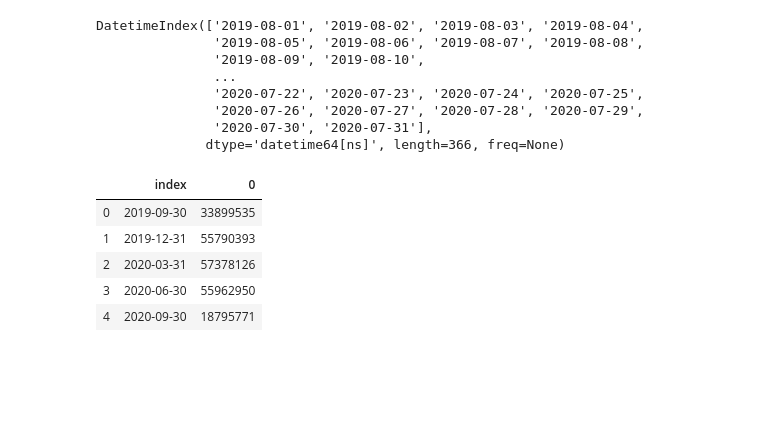
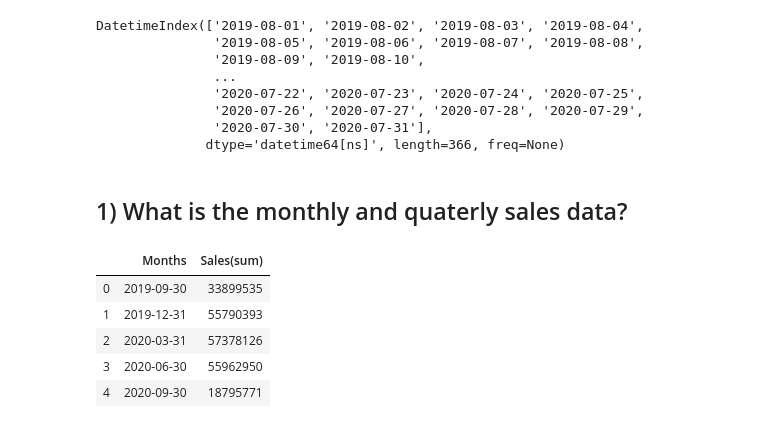
Before and after one commit to rohit-kulkarni247/merkle-sokrati-task, a Jupyter notebook: analysis2.ipynb, the cells around one changed output. Saved outputs shown, nothing was run; the diff lists cells and outputs as text; code cells hidden in the pictures; blank space fills up the shorter version.

```diff
--- a/analysis2.ipynb
+++ b/analysis2.ipynb
@@ -43,12 +43,16 @@ DatetimeIndex(['2019-08-01', '2019-08-02', '2019-08-03', '2019-08-04',
                '2020-07-26', '2020-07-27', '2020-07-28', '2020-07-29',
                '2020-07-30', '2020-07-31'],
               dtype='datetime64[ns]', length=366, freq=None)
+# %% [markdown]
+## 1) What is the monthly and quaterly sales data?
 # %%
 # calculating quaterly sales
-new_df = df.resample('Q').sum()
-new_df.sum(axis=1).reset_index()
+q_df = df.resample('Q').sum()
+quaterly_df = q_df.sum(axis=1).reset_index()
+quaterly_df.rename(columns={'index': 'Months',0: 'Sales(sum)'}, inplace=True)
+quaterly_df
 # %% [output]
-|  | index | 0 |
+|  | Months | Sales(sum) |
 | 0 | 2019-09-30 | 33899535 |
 | 1 | 2019-12-31 | 55790393 |
 | 2 | 2020-03-31 | 57378126 |
```
Also changed, not shown: parts of 7 cells of this notebook.
